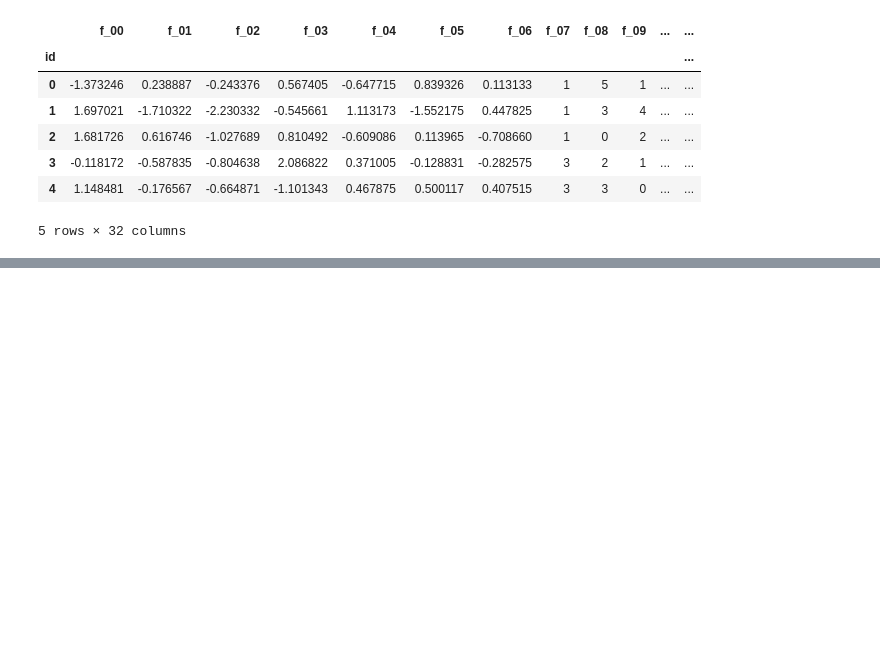
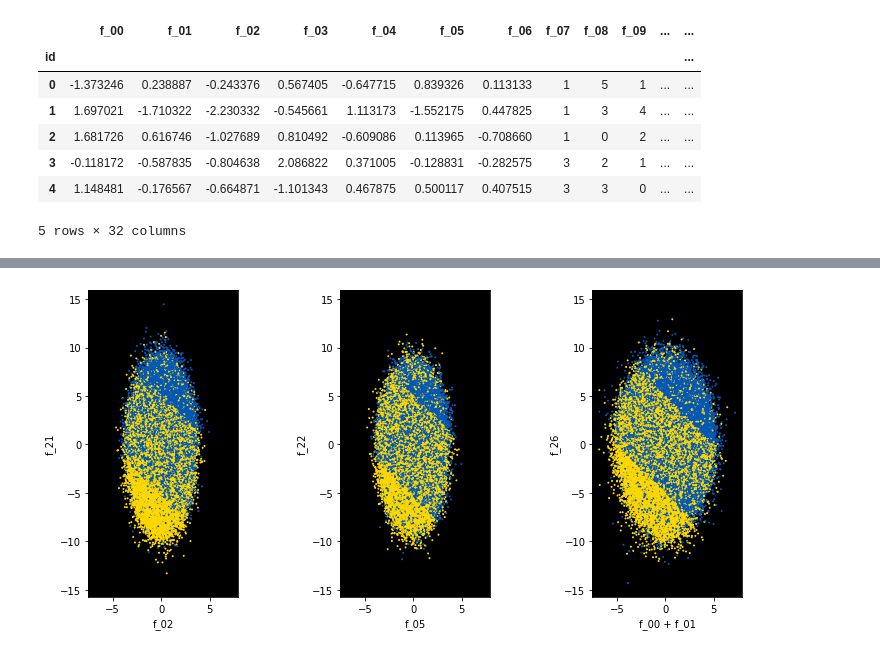
Before and after one commit to Chirag314/Tabular-Data-Series, a Jupyter notebook: TPMay.ipynb, the cells around one changed output, grey strips where cells are left out. Saved outputs shown, nothing was run; the diff lists cells and outputs as text; code cells hidden in the pictures; blank space fills up the shorter version.

```diff
--- a/TPMay.ipynb
+++ b/TPMay.ipynb
@@ -269,0 +354,36 @@ Name: f_27, Length: 69872, dtype: int64
+# %%
+from matplotlib.colors import ListedColormap
+
+plt.rcParams['axes.facecolor'] = 'k'
+plt.figure(figsize=(11, 5))
+cmap = ListedColormap(["#ffd700", "#0057b8"])
+# target == 0 → yellow; target == 1 → blue
+
+ax = plt.subplot(1, 3, 1)
+ax.scatter(train['f_02'], train['f_21'], s=1,
+           c=train.target, cmap=cmap)
+ax.set_xlabel('f_02')
+ax.set_ylabel('f_21')
+ax.set_aspect('equal')
+ax0 = ax
+
+ax = plt.subplot(1, 3, 2, sharex=ax0, sharey=ax0)
+ax.scatter(train['f_05'], train['f_22'], s=1,
+           c=train.target, cmap=cmap)
+ax.set_xlabel('f_05')
+ax.set_ylabel('f_22')
+ax.set_aspect('equal')
+
+ax = plt.subplot(1, 3, 3, sharex=ax0, sharey=ax0)
+ax.scatter(train['f_00'] + train['f_01'], train['f_26'], s=1,
+           c=train.target, cmap=cmap)
+ax.set_xlabel('f_00 + f_01')
+ax.set_ylabel('f_26')
+ax.set_aspect('equal')
+
+plt.tight_layout(w_pad=1.0)
+plt.savefig('three-projections.png')
+plt.show()
+plt.rcParams['axes.facecolor'] = '#0057b8' # blue
+# %% [output]
+[figure, added]
```
Also changed, not shown: parts of 26 cells of this notebook.
